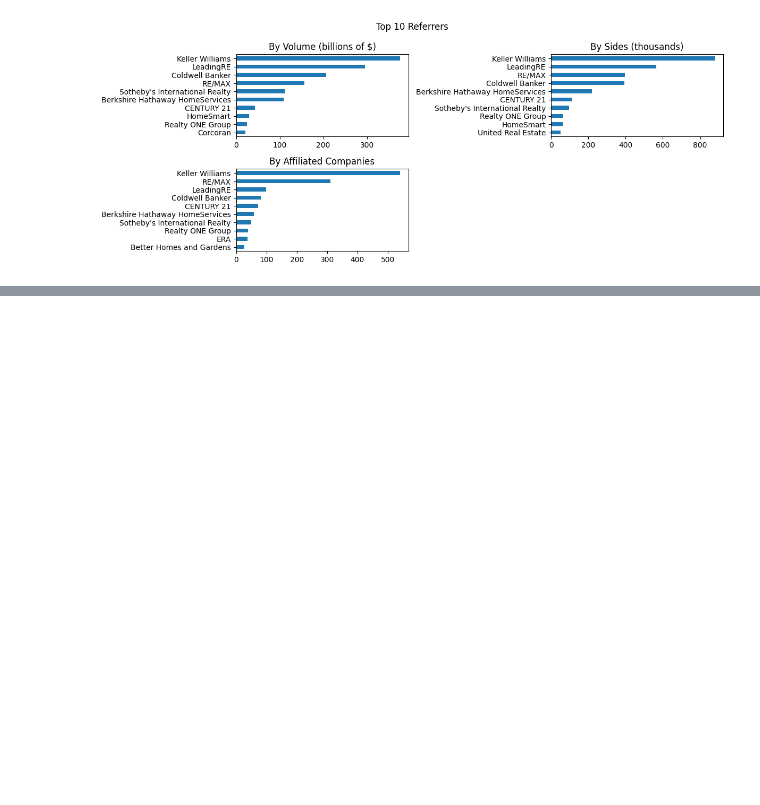
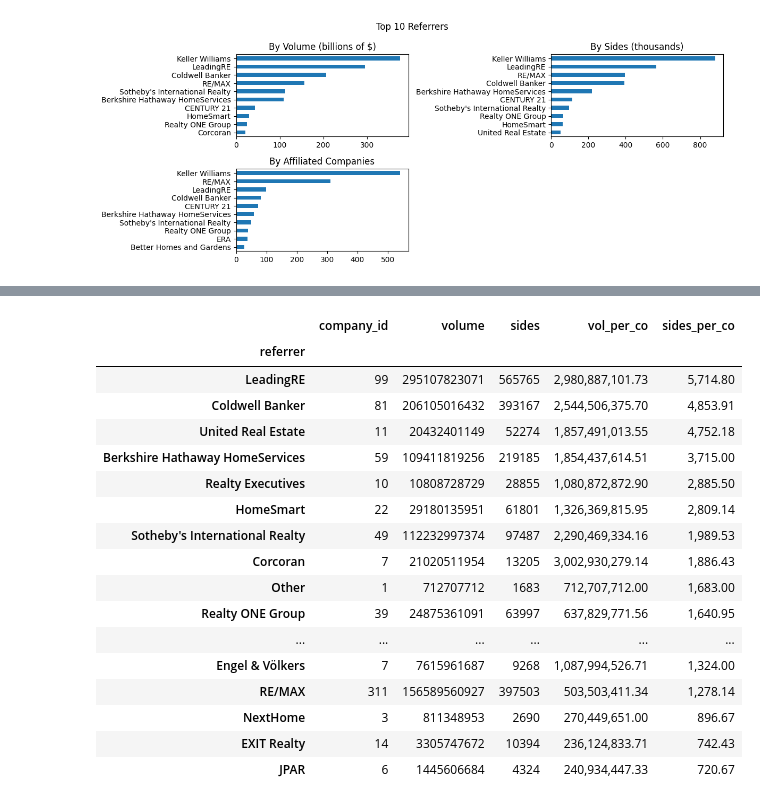
Before and after one commit to altos-research/housingwire-rt, a Jupyter notebook: EDA.ipynb, the cells around one changed output, grey strips where cells are left out. Saved outputs shown, nothing was run; the diff lists cells and outputs as text; code cells hidden in the pictures; blank space fills up the shorter version.

```diff
--- a/EDA.ipynb
+++ b/EDA.ipynb
@@ -386,3 +375,6 @@ ax[1,1].axis('off')
 plt.show()
 # %% [output]
 [figure]
+# %%
+top_referrers['vol_per_co'] = top_referrers['volume'] / top_referrers['company_id']
+top_referrers.sort_values(by='vol_per_co', ascending=False)
@@ -388,0 +400,22 @@ plt.show()
+# %%
+top_referrers['sides_per_co'] = top_referrers['sides'] / top_referrers['company_id']
+top_referrers.sort_values(by='sides_per_co', ascending=False)
+# %% [output]
+|  | company_id | volume | sides | vol_per_co | sides_per_co |
+| referrer |  |  |  |  |  |
+| LeadingRE | 99 | 295107823071 | 565765 | 2,980,887,101.73 | 5,714.80 |
+| Coldwell Banker | 81 | 206105016432 | 393167 | 2,544,506,375.70 | 4,853.91 |
+| United Real Estate | 11 | 20432401149 | 52274 | 1,857,491,013.55 | 4,752.18 |
+| Berkshire Hathaway HomeServices | 59 | 109411819256 | 219185 | 1,854,437,614.51 | 3,715.00 |
+| Realty Executives | 10 | 10808728729 | 28855 | 1,080,872,872.90 | 2,885.50 |
+| HomeSmart | 22 | 29180135951 | 61801 | 1,326,369,815.95 | 2,809.14 |
+| Sotheby's International Realty | 49 | 112232997374 | 97487 | 2,290,469,334.16 | 1,989.53 |
+| Corcoran | 7 | 21020511954 | 13205 | 3,002,930,279.14 | 1,886.43 |
+| Other | 1 | 712707712 | 1683 | 712,707,712.00 | 1,683.00 |
+| Realty ONE Group | 39 | 24875361091 | 63997 | 637,829,771.56 | 1,640.95 |
+| ... | ... | ... | ... | ... | ... |
+| Engel & Völkers | 7 | 7615961687 | 9268 | 1,087,994,526.71 | 1,324.00 |
+| RE/MAX | 311 | 156589560927 | 397503 | 503,503,411.34 | 1,278.14 |
+| NextHome | 3 | 811348953 | 2690 | 270,449,651.00 | 896.67 |
+| EXIT Realty | 14 | 3305747672 | 10394 | 236,124,833.71 | 742.43 |
+| JPAR | 6 | 1445606684 | 4324 | 240,934,447.33 | 720.67 |
```
Also changed, not shown: parts of 6 cells of this notebook, 1 other file.
